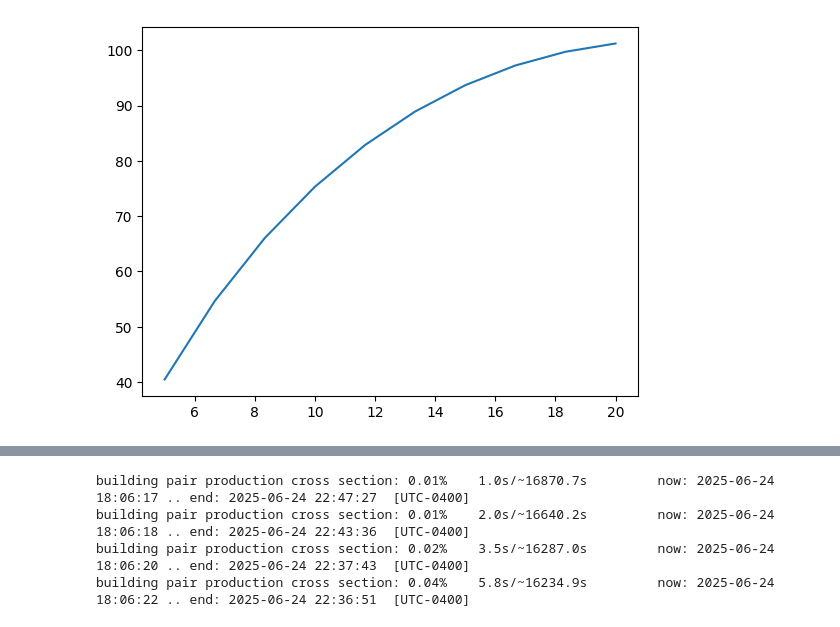
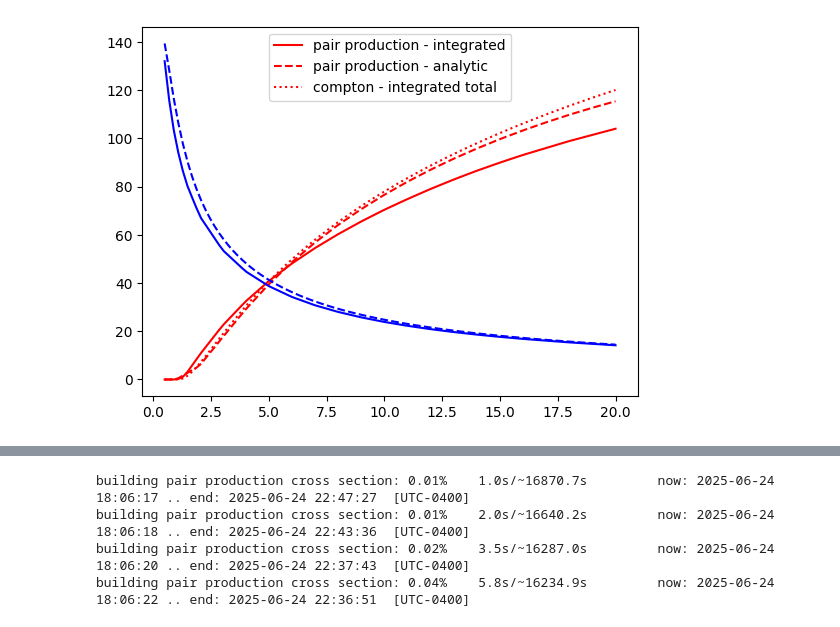
Before and after one commit to SciDev5/magnetic_recoil_spectrometer_tools, a Jupyter notebook: montecarlo_0.ipynb, the cells around one changed output, grey strips where cells are left out. Saved outputs shown, nothing was run; the diff lists cells and outputs as text; code cells hidden in the pictures.

```diff
--- a/montecarlo_0.ipynb
+++ b/montecarlo_0.ipynb
@@ -184,6 +184,8 @@ def random_partition(rel_probabilities: npt.ArrayLike, count: int) -> npt.NDArra
 # %%
 # ( [energy/J; n], [stopping_power/(J/m); n] )
 SRXMData = tuple[npt.NDArray,npt.NDArray]
+# ( [energy/J; n], [total_cross_section_density/(/m); n] )
+CrossSectionTableTotal = tuple[npt.NDArray,npt.NDArray]
 
 # ( [theta/rad; n], [energy/J; n] )
 AngleEnergy = tuple[npt.NDArray,npt.NDArray]
@@ -583,9 +591,14 @@ def load_pairproduction_cross_section(
         angle_elec,
     )
 
+
 AJD = np.array([])
+
+
 def gen_cross_section_pairproduction(
-    atom_number_density: float, cross_section: PairProductionRawCrossSection
+    atom_number_density: float,
+    cross_section: PairProductionRawCrossSection,
+    override_total_csd: CrossSectionTableTotal | None = None,
 ):
     d_sigma, (
         energy_gamma,
@@ -601,6 +614,9 @@ def gen_cross_section_pairproduction(
             * atom_number_density
         )
 
+    def csd_total_override(energy_in: npt.NDArray):
+        return np.interp(energy_in, override_total_csd[0], override_total_csd[1])
+
     raw_distr = prep_distr_1_2(d_sigma, energy_gamma, energy_elec_frac, angle_elec)
 
     global AJD
@@ -614,13 +630,15 @@ def gen_cross_section_pairproduction(
             phot_energy_in - elec_rest_energy * 2
         ) * elec_energy_frac_out + elec_rest_energy
         global AJD
-        AJD = np.concat([AJD,elec_energy_out])
-        x = elec_energy_out[elec_energy_out/MeV > 16]
+        AJD = np.concat([AJD, elec_energy_out])
+        x = elec_energy_out[elec_energy_out / MeV > 16]
         if x.size > 0:
             print(x)
         return elec_angle_out, elec_energy_out
 
-    return csd_total_numeric, gen_rays
+    return (
+        csd_total_numeric if override_total_csd is None else csd_total_override
+    ), gen_rays
 # %%
 test_pairproduction_raw_cross_section = calculate_pairproduction_cross_section(
     79,
@@ -657,3 +676,60 @@ ct0,gr0 = gen_cross_section_pairproduction(
 # %%
-plt.plot(np.linspace(5,20,100), ct0(np.linspace(5,20,100)*MeV))
+with open("./xcom_au.txt", "r") as f:
+
+    gold_xcom = np.array(
+        [[float(y) for y in x.strip().split(" ")] for x in f.readlines()[4:]]
+    )
+    gold_xcom[:, 0] *= MeV  #  MeV  ->  J
+    gold_xcom[:, 1] *= 19.32 * 100  #  g cm^2  ->   / m
+    gold_xcom[:, 2] *= 19.32 * 100  #  g cm^2  ->   / m
+    gold_xcom[:, 3] *= 19.32 * 100  #  g cm^2  ->   / m
+    gold_xcom = gold_xcom[:, 0], gold_xcom[:, 1], gold_xcom[:, 2] + gold_xcom[:, 3]
+
+
+def pairprodtot(en: npt.NDArray, Z: int):
+    k = en / elec_rest_energy
+    phi0 = Z**2 * alpha * classical_electron_radius**2
+    return phi0 * np.clip(
+        28 / 9 * np.log(2 * k)
+        - 218 / 27
+        + (2 / k) ** 2
+        * (
+            6 * np.log(2 * k)
+            - 7 / 2
+            + 2 / 3 * np.log(2 * k) ** 3
+            - (np.log(2 * k)) ** 2
+            - 1 / 3 * np.pi**2 * np.log(2 * k)
+            + 2 * 1.2020569
+            + np.pi**2 / 6
+        )
+        - (2 / k) ** 4 * (3 / 16 * np.log(2 * k) + 1 / 8)
+        - (2 / k) ** 6 * (29 / (9 * 256) * np.log(2 * k) - 77 / (27 * 512)),
+        a_min=0,
+        a_max=None,
+    )
+
+ct0,gr0 =gen_cross_section_pairproduction(
+    19320000 / 196.97 * mol, calculate_pairproduction_cross_section(
+    79,
+    np.linspace(1, 20, 20) * MeV,
+    np.linspace(0, 1, 100),
+    np.linspace(0, np.pi/2, 100),
+    np.linspace(0, np.pi/2, 100),
+    np.linspace(0, np.pi * 2, 100),
+))
+ct1,gr1 = gen_cross_section_compton(19320000 / 196.97 * mol * 79, np.linspace(0,20,100)*MeV,np.linspace(0,np.pi,1000))
+en_0 = 0.5
+en_1 = 20
+plt.plot(np.linspace(en_0,en_1,100), np.interp(np.linspace(en_0,en_1,100)*MeV, gold_xcom[0], gold_xcom[2]), color="red", linestyle="solid")
+plt.plot(np.linspace(en_0,en_1,100), ct0(np.linspace(en_0,en_1,100)*MeV), color="red", linestyle="dashed")
+plt.plot(np.linspace(en_0,en_1,100), pairprodtot(np.linspace(en_0,en_1,100)*MeV,79) * 19320000 / 196.97 * mol, color="red", linestyle="dotted")
+plt.plot(np.linspace(en_0,en_1,100), np.interp(np.linspace(en_0,en_1,100)*MeV, gold_xcom[0], gold_xcom[1]), color="blue", linestyle="solid")
+plt.plot(np.linspace(en_0,en_1,100), ct1(np.linspace(en_0,en_1,100)*MeV), color="blue", linestyle="dashed")
+plt.legend([
+    # "pair production - XCOM",
+    "pair production - integrated",
+    "pair production - analytic",
+    # "compton - XCOM",
+    "compton - integrated total",
+])
 # %% [output]
@@ -661 +749 @@ plt.plot(np.linspace(5,20,100), ct0(np.linspace(5,20,100)*MeV))
-[figure, old version]
+[figure, new version]
```
Also changed, not shown: parts of 6 cells of this notebook, 1 other file.
